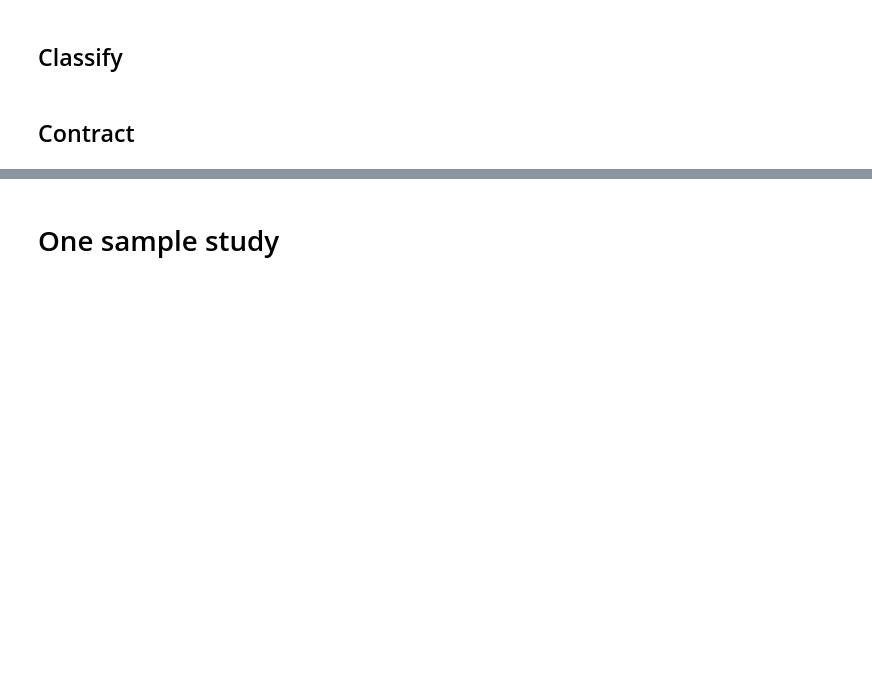
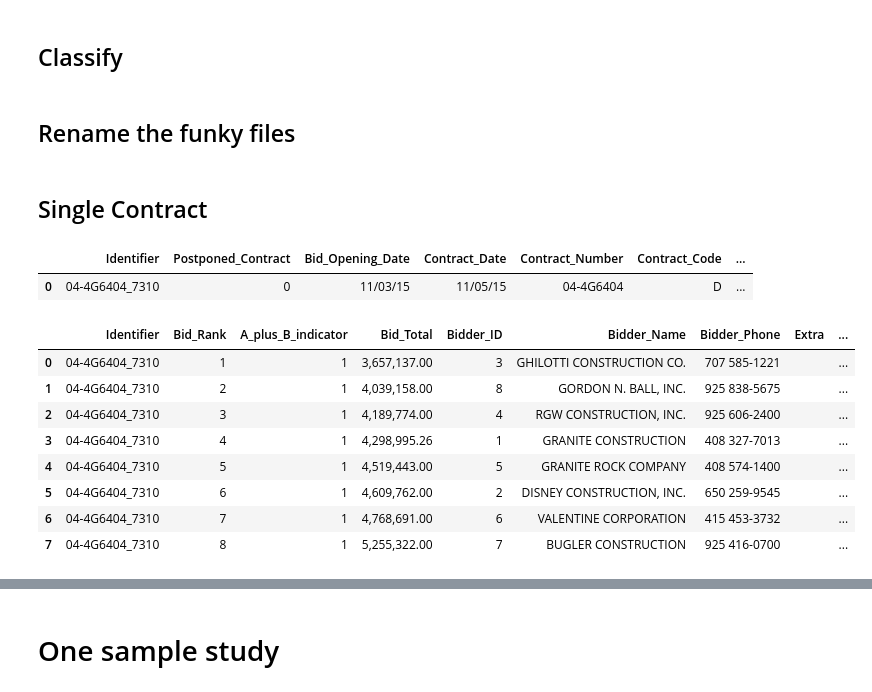
Before and after one commit to nesaboz/caltrans_data_extraction, a Jupyter notebook: test_main.ipynb, the cells around one changed output, grey strips where cells are left out. Drawn from its saved outputs; the diff is of its cells as text; code cells hidden in the pictures; blank space fills up the shorter version.

```diff
--- a/test_main.ipynb
+++ b/test_main.ipynb
@@ -11,0 +11,2 @@ contract_types_dict = get_contract_types_dict()
+# %% [markdown]
+## Rename the funky files
@@ -12,3 +38,3 @@ contract_types_dict = get_contract_types_dict()
 # %% [markdown]
-## Contract
+## Single Contract
 # %%
@@ -16,3 +42,7 @@ c = Contract('04-4G6404.pdf_7310', contract_types_dict)
 # %%
-cd = ContractData(c.file_contents, c.identifier)
-cd.get_row()
+cd = ContractData(c)
+cd.extract()
+cd.df
+# %% [output]
+|  | Identifier | Postponed_Contract | Bid_Opening_Date | Contract_Date | Contract_Number | Contract_Code | ... |
+| 0 | 04-4G6404_7310 | 0 | 11/03/15 | 11/05/15 | 04-4G6404 | D | ... |
@@ -21,0 +49,14 @@ cbd.get_rows()
+# %%
+bd = BidData(c)
+bd.extract()
+bd.df
+# %% [output]
+|  | Identifier | Bid_Rank | A_plus_B_indicator | Bid_Total | Bidder_ID | Bidder_Name | Bidder_Phone | Extra | ... |
+| 0 | 04-4G6404_7310 | 1 | 1 | 3,657,137.00 | 3 | GHILOTTI CONSTRUCTION CO. | 707 585-1221 |  | ... |
+| 1 | 04-4G6404_7310 | 2 | 1 | 4,039,158.00 | 8 | GORDON N. BALL, INC. | 925 838-5675 |  | ... |
+| 2 | 04-4G6404_7310 | 3 | 1 | 4,189,774.00 | 4 | RGW CONSTRUCTION, INC. | 925 606-2400 |  | ... |
+| 3 | 04-4G6404_7310 | 4 | 1 | 4,298,995.26 | 1 | GRANITE CONSTRUCTION | 408 327-7013 |  | ... |
+| 4 | 04-4G6404_7310 | 5 | 1 | 4,519,443.00 | 5 | GRANITE ROCK COMPANY | 408 574-1400 |  | ... |
+| 5 | 04-4G6404_7310 | 6 | 1 | 4,609,762.00 | 2 | DISNEY CONSTRUCTION, INC. | 650 259-9545 |  | ... |
+| 6 | 04-4G6404_7310 | 7 | 1 | 4,768,691.00 | 6 | VALENTINE CORPORATION | 415 453-3732 |  | ... |
+| 7 | 04-4G6404_7310 | 8 | 1 | 5,255,322.00 | 7 | BUGLER CONSTRUCTION | 925 416-0700 |  | ... |
```
Also changed, not shown: parts of 20 cells of this notebook, 6 other files.
